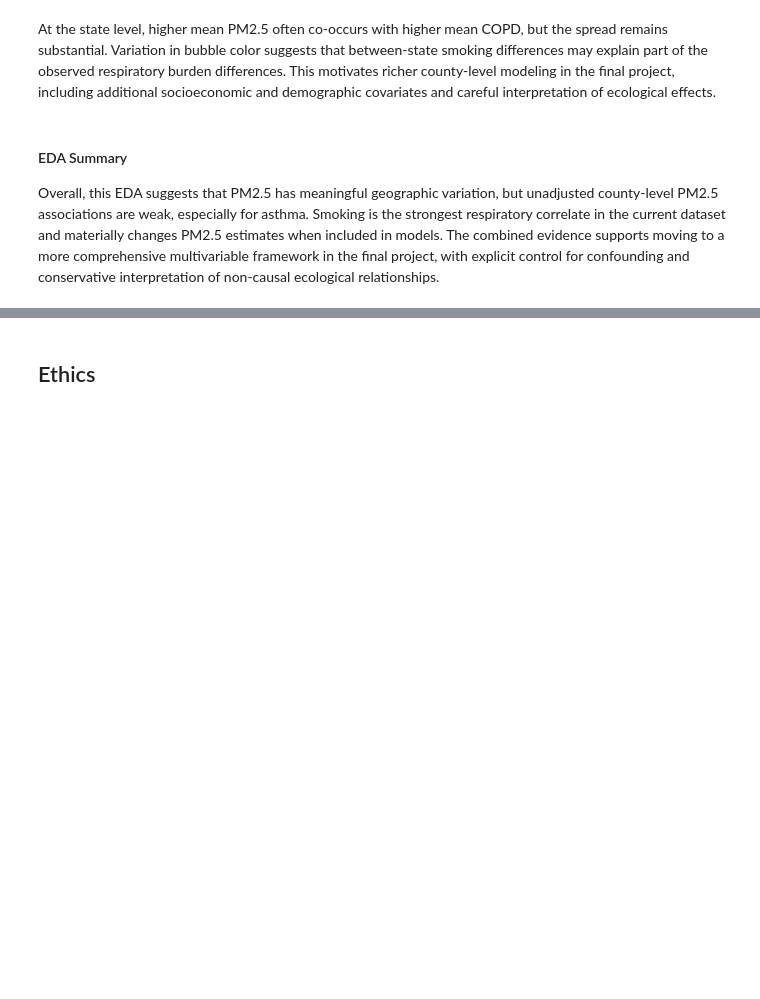
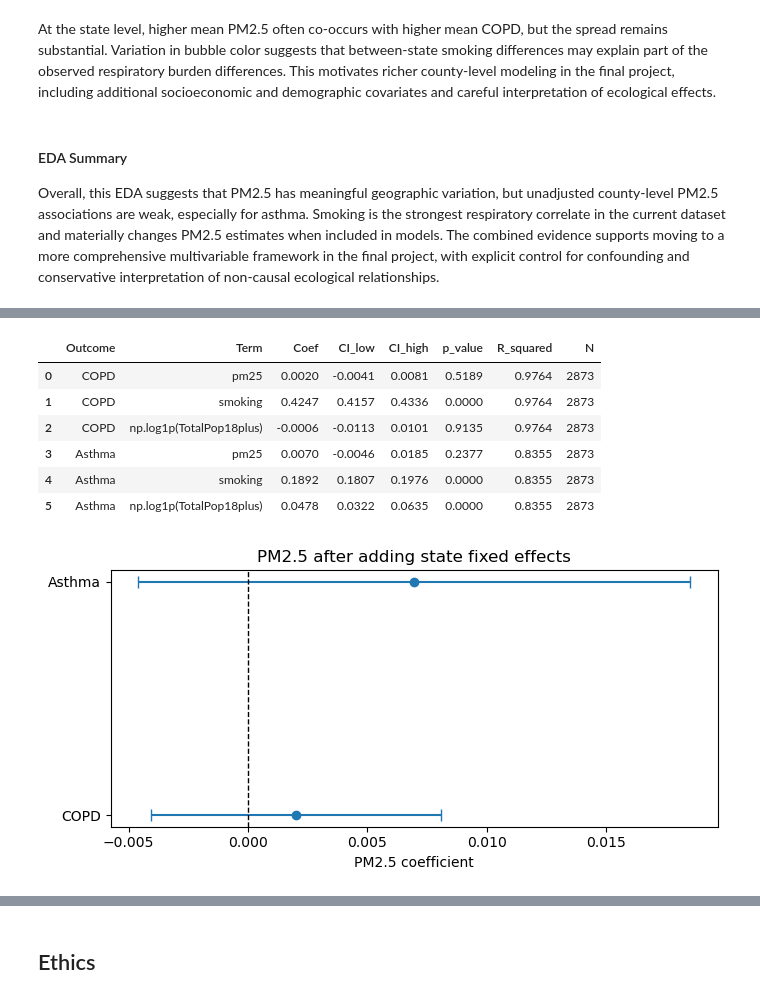
Before and after one commit to COGS108/Group142_WI26, a Jupyter notebook: 03-FinalProject.ipynb, the cells around one changed output, grey strips where cells are left out. Saved outputs shown, nothing was run; the diff lists cells and outputs as text; code cells hidden in the pictures; blank space fills up the shorter version.

```diff
--- a/03-FinalProject.ipynb
+++ b/03-FinalProject.ipynb
@@ -1194,0 +1279,70 @@ Some more words and stuff.  Remember notebooks work best if you interleave the c
+# %%
+import numpy as np
+import pandas as pd
+import matplotlib.pyplot as plt
+import statsmodels.formula.api as smf
+
+if 'analysis_complete' not in globals():
+    from pathlib import Path
+    data_path = Path('data/02-processed/final_merged_places_pm25.csv')
+    analysis_complete = pd.read_csv(data_path, dtype={'LocationID': 'string', 'fips': 'string'})
+    analysis_complete = analysis_complete.dropna(subset=['pm25', 'copd', 'asthma', 'smoking']).copy()
+
+fe_models = {
+    'COPD': smf.ols(
+        'copd ~ pm25 + smoking + np.log1p(TotalPop18plus) + C(StateAbbr)',
+        data=analysis_complete
+    ).fit(cov_type='HC3'),
+
+    'Asthma': smf.ols(
+        'asthma ~ pm25 + smoking + np.log1p(TotalPop18plus) + C(StateAbbr)',
+        data=analysis_complete
+    ).fit(cov_type='HC3')
+}
+
+rows = []
+for outcome, model in fe_models.items():
+    for term in ['pm25', 'smoking', 'np.log1p(TotalPop18plus)']:
+        ci_low, ci_high = model.conf_int().loc[term]
+        rows.append({
+            'Outcome': outcome,
+            'Term': term,
+            'Coef': model.params[term],
+            'CI_low': ci_low,
+            'CI_high': ci_high,
+            'p_value': model.pvalues[term],
+            'R_squared': model.rsquared,
+            'N': int(model.nobs)
+        })
+
+section2_results = pd.DataFrame(rows)
+display(section2_results.round(4))
+
+pm25_fe = section2_results[section2_results['Term'] == 'pm25'].reset_index(drop=True)
+
+plt.figure(figsize=(7, 3.5))
+plt.errorbar(
+    pm25_fe['Coef'],
+    np.arange(len(pm25_fe)),
+    xerr=[
+        pm25_fe['Coef'] - pm25_fe['CI_low'],
+        pm25_fe['CI_high'] - pm25_fe['Coef']
+    ],
+    fmt='o',
+    capsize=4
+)
+plt.axvline(0, linestyle='--', linewidth=1, color='black')
+plt.yticks(np.arange(len(pm25_fe)), pm25_fe['Outcome'])
+plt.xlabel('PM2.5 coefficient')
+plt.title('PM2.5 after adding state fixed effects')
+plt.tight_layout()
+plt.show()
+# %% [output]
+|  | Outcome | Term | Coef | CI_low | CI_high | p_value | R_squared | N |
+| 0 | COPD | pm25 | 0.0020 | -0.0041 | 0.0081 | 0.5189 | 0.9764 | 2873 |
+| 1 | COPD | smoking | 0.4247 | 0.4157 | 0.4336 | 0.0000 | 0.9764 | 2873 |
+| 2 | COPD | np.log1p(TotalPop18plus) | -0.0006 | -0.0113 | 0.0101 | 0.9135 | 0.9764 | 2873 |
+| 3 | Asthma | pm25 | 0.0070 | -0.0046 | 0.0185 | 0.2377 | 0.8355 | 2873 |
+| 4 | Asthma | smoking | 0.1892 | 0.1807 | 0.1976 | 0.0000 | 0.8355 | 2873 |
+| 5 | Asthma | np.log1p(TotalPop18plus) | 0.0478 | 0.0322 | 0.0635 | 0.0000 | 0.8355 | 2873 |
+[figure, added]
```
Also changed, not shown: parts of 19 cells of this notebook.
